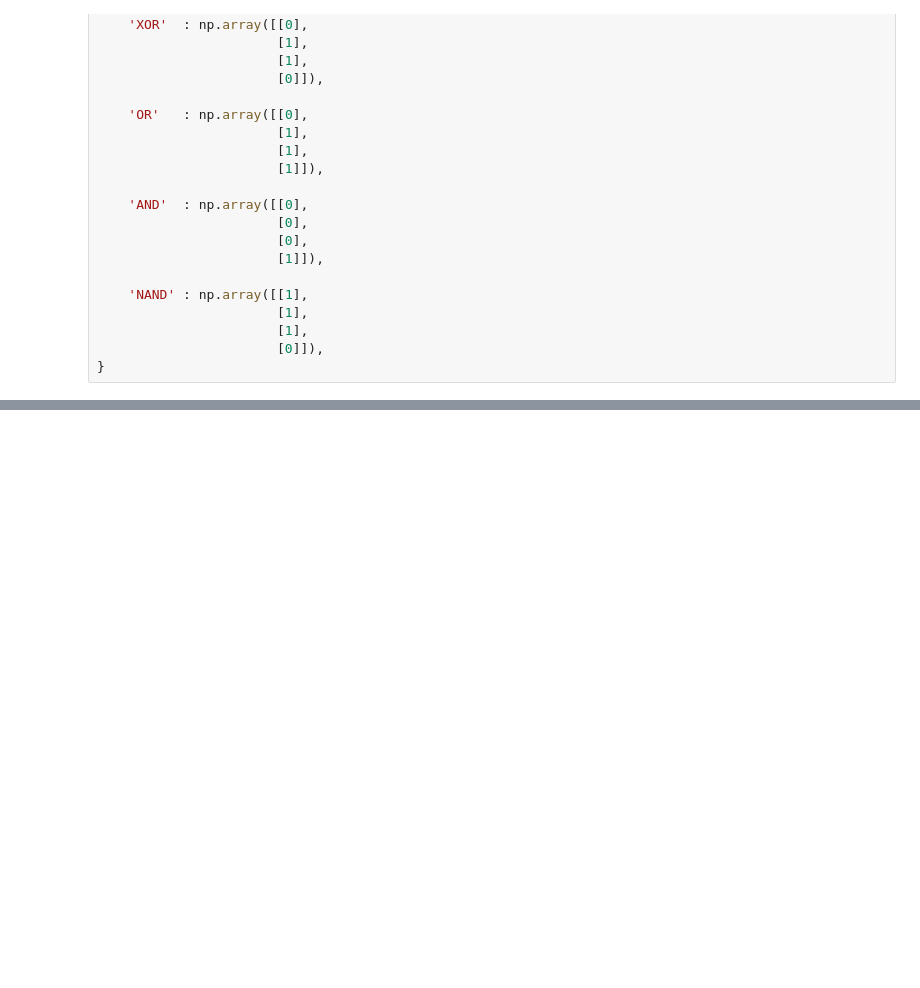
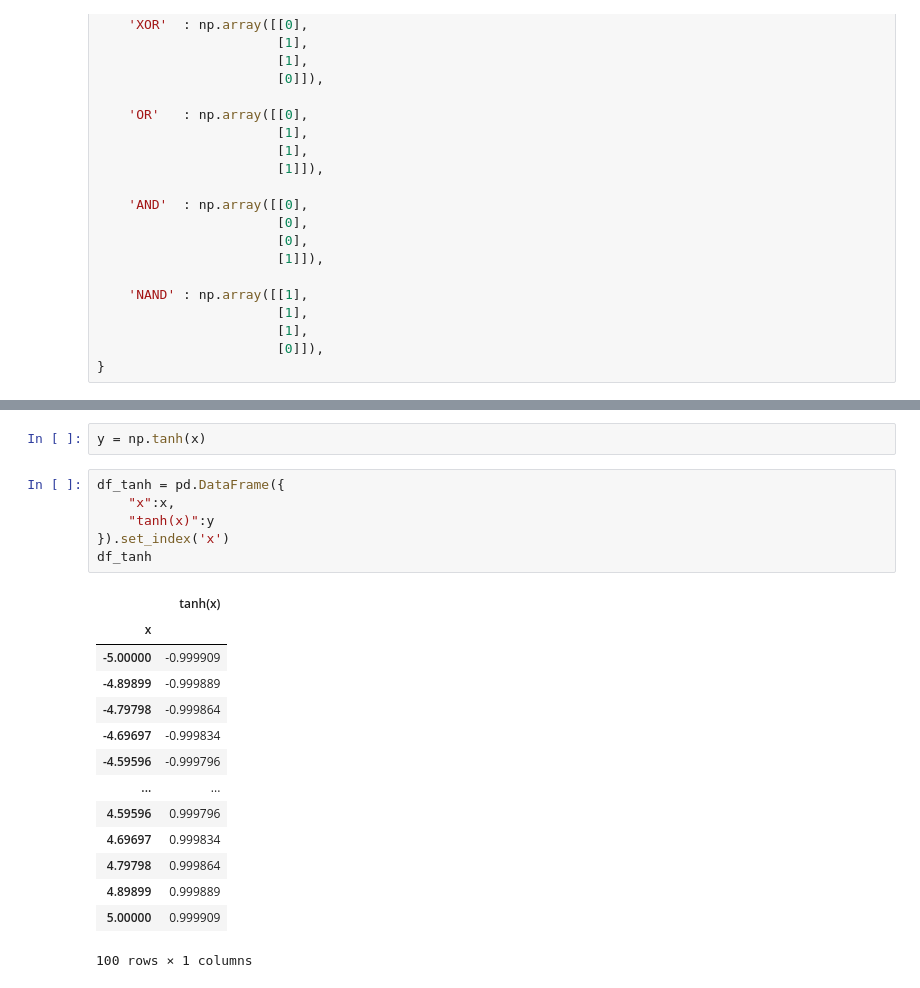
Before and after one commit to andresberejnoi/PublicNotebooks, a Jupyter notebook: Neural Networks/Neural Network With Backpropagation.ipynb, the cells around one changed output, grey strips where cells are left out. Saved outputs shown, nothing was run; the diff lists cells and outputs as text; blank space fills up the shorter version.

```diff
--- a/Neural Networks/Neural Network With Backpropagation.ipynb
+++ b/Neural Networks/Neural Network With Backpropagation.ipynb
@@ -352,0 +383,23 @@ Network error   : 0.2514740880100734
+# %%
+y = np.tanh(x)
+# %%
+df_tanh = pd.DataFrame({
+    "x":x,
+    "tanh(x)":y
+}).set_index('x')
+df_tanh
+# %% [output]
+|  | tanh(x) |
+| x |  |
+| -5.00000 | -0.999909 |
+| -4.89899 | -0.999889 |
+| -4.79798 | -0.999864 |
+| -4.69697 | -0.999834 |
+| -4.59596 | -0.999796 |
+| ... | ... |
+| 4.59596 | 0.999796 |
+| 4.69697 | 0.999834 |
+| 4.79798 | 0.999864 |
+| 4.89899 | 0.999889 |
+| 5.00000 | 0.999909 |
+100 rows × 1 columns
```
Also changed, not shown: parts of 16 cells of this notebook.
